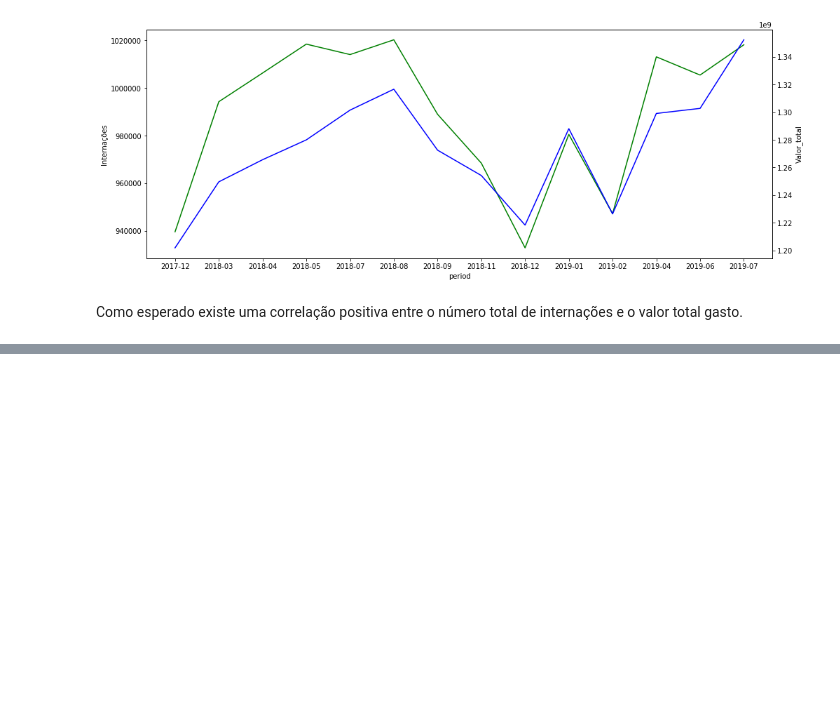
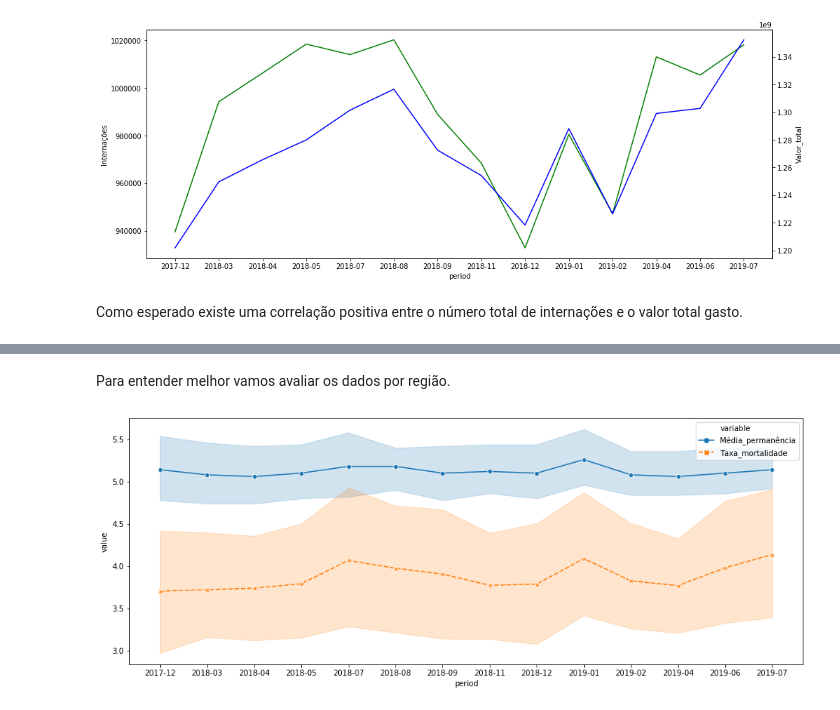
Before and after one commit to leshiota/case_sulamerica, a Jupyter notebook: notebooks/analise.ipynb, the cells around one changed output, grey strips where cells are left out. Cells and saved outputs as stored; diff of their text form; code cells hidden in the pictures; blank space fills up the shorter version.

```diff
--- a/notebooks/analise.ipynb
+++ b/notebooks/analise.ipynb
@@ -154,2 +162,11 @@ A taxa de mortalidade aparentemente vem crescendo levemente. É interessante obs
+# %% [markdown]
+Para entender melhor vamos avaliar os dados por região.
+# %%
+temp_df = df[df['Regiao'].str.contains("_TOTAL")].sort_values(by=['period'])
+melt_df = pd.melt(temp_df, id_vars=['Regiao', 'period'], value_vars=['Média_permanência', 'Taxa_mortalidade'])
+plt.figure(figsize=(16, 6))
+sns.lineplot(x='period', y='value', data=melt_df, sort=True, hue='variable', markers=True,style="variable");
+# %% [output]
+[figure, added]
 # %%
 plt.figure(figsize=(16, 6))
```
Also changed, not shown: parts of 13 cells of this notebook, 3 other files.
